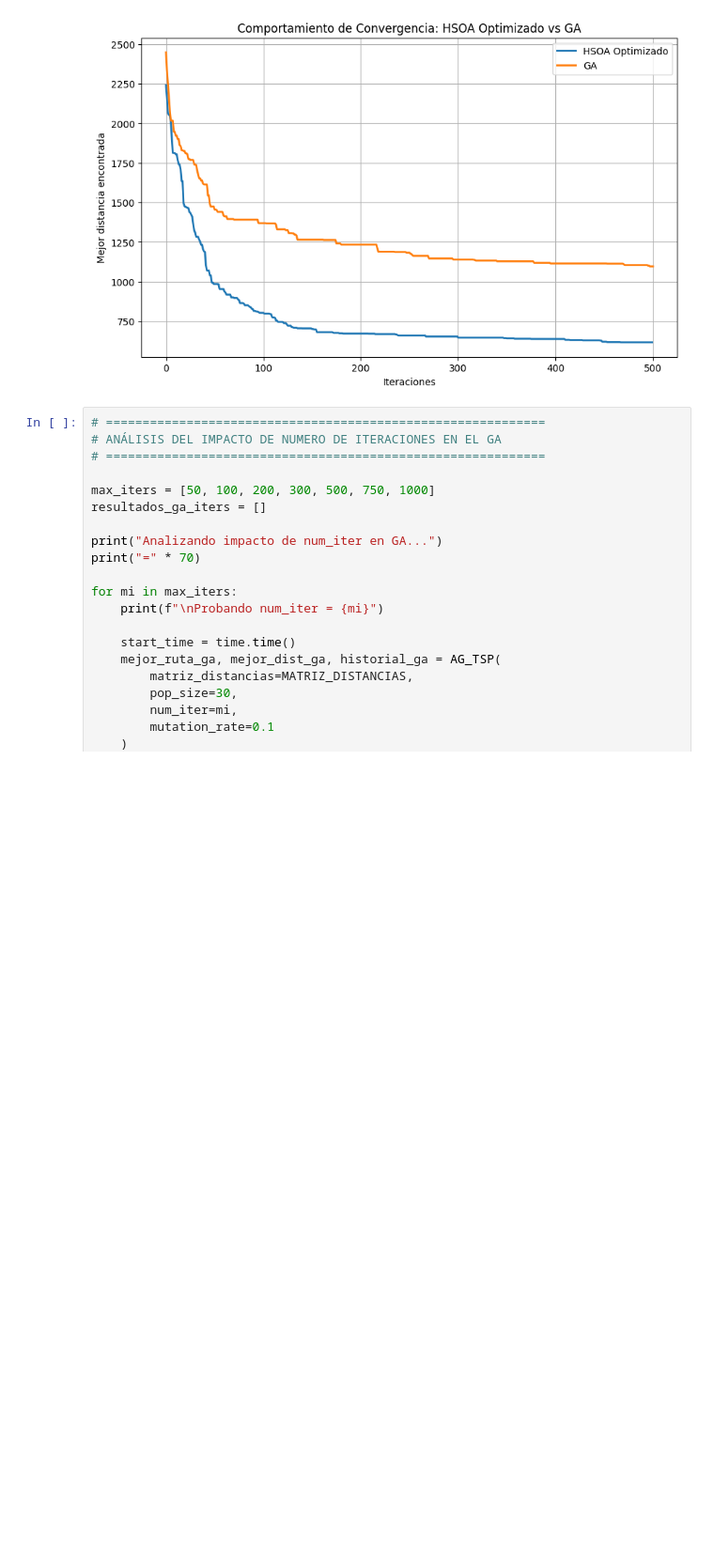
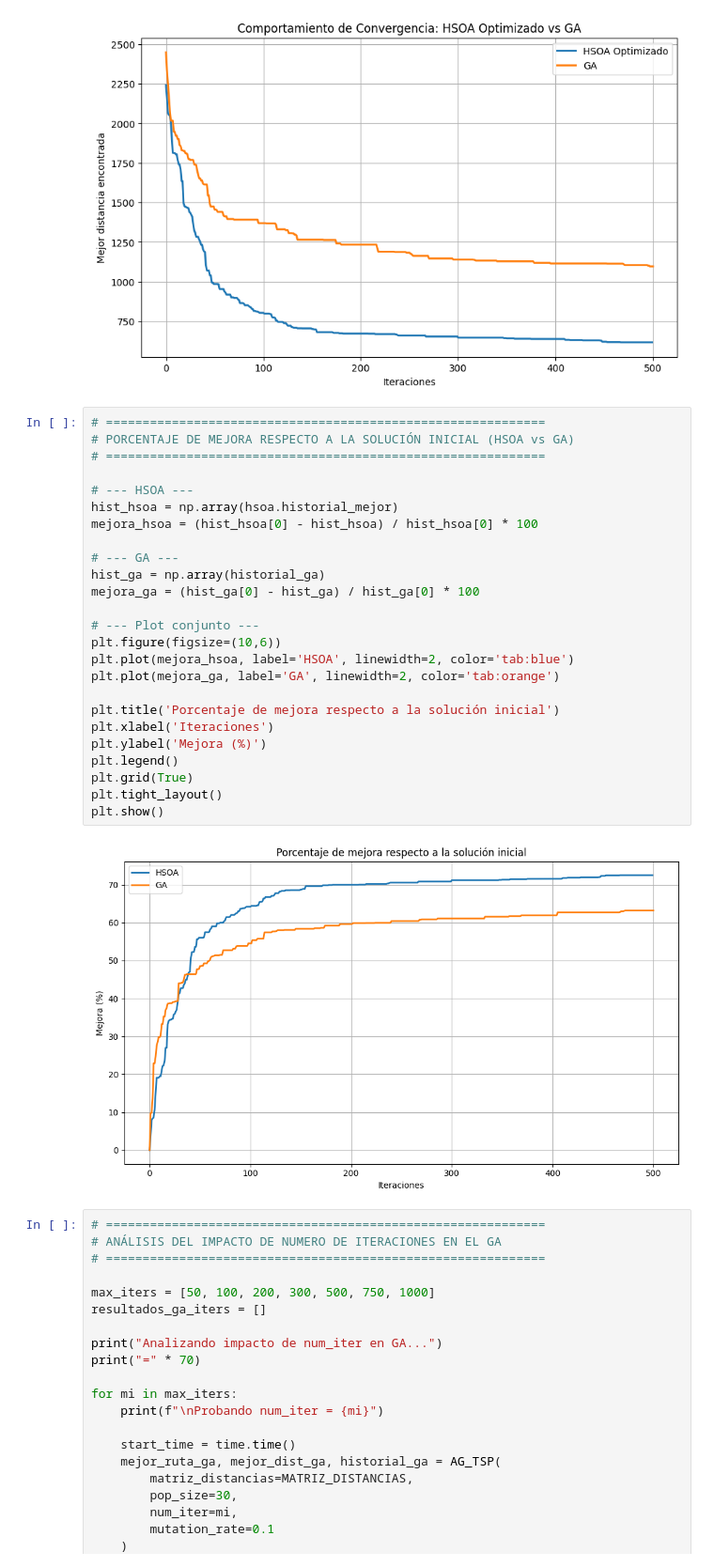
Before and after one commit to cristirofer/HSOA, a Jupyter notebook: HSAO TSP.ipynb, the cells around one changed output. Shown at 94% size. Drawn from its saved outputs; the diff is of its cells as text; blank space fills up the shorter version.

Commit message:
% mejora grafico

```diff
--- a/HSAO TSP.ipynb
+++ b/HSAO TSP.ipynb
@@ -1181,6 +1181,33 @@ GA              -> Distancia: 1095.96, Tiempo: 0.6338 s
 [figure]
 [figure]
 [figure]
+# %%
+# ============================================================
+# PORCENTAJE DE MEJORA RESPECTO A LA SOLUCIÓN INICIAL (HSOA vs GA)
+# ============================================================
+
+# --- HSOA ---
+hist_hsoa = np.array(hsoa.historial_mejor)
+mejora_hsoa = (hist_hsoa[0] - hist_hsoa) / hist_hsoa[0] * 100
+
+# --- GA ---
+hist_ga = np.array(historial_ga)
+mejora_ga = (hist_ga[0] - hist_ga) / hist_ga[0] * 100
+
+# --- Plot conjunto ---
+plt.figure(figsize=(10,6))
+plt.plot(mejora_hsoa, label='HSOA', linewidth=2, color='tab:blue')
+plt.plot(mejora_ga, label='GA', linewidth=2, color='tab:orange')
+
+plt.title('Porcentaje de mejora respecto a la solución inicial')
+plt.xlabel('Iteraciones')
+plt.ylabel('Mejora (%)')
+plt.legend()
+plt.grid(True)
+plt.tight_layout()
+plt.show()
+# %% [output]
+[figure, added]
 # %%
 # ============================================================
 # ANÁLISIS DEL IMPACTO DE NUMERO DE ITERACIONES EN EL GA
```
